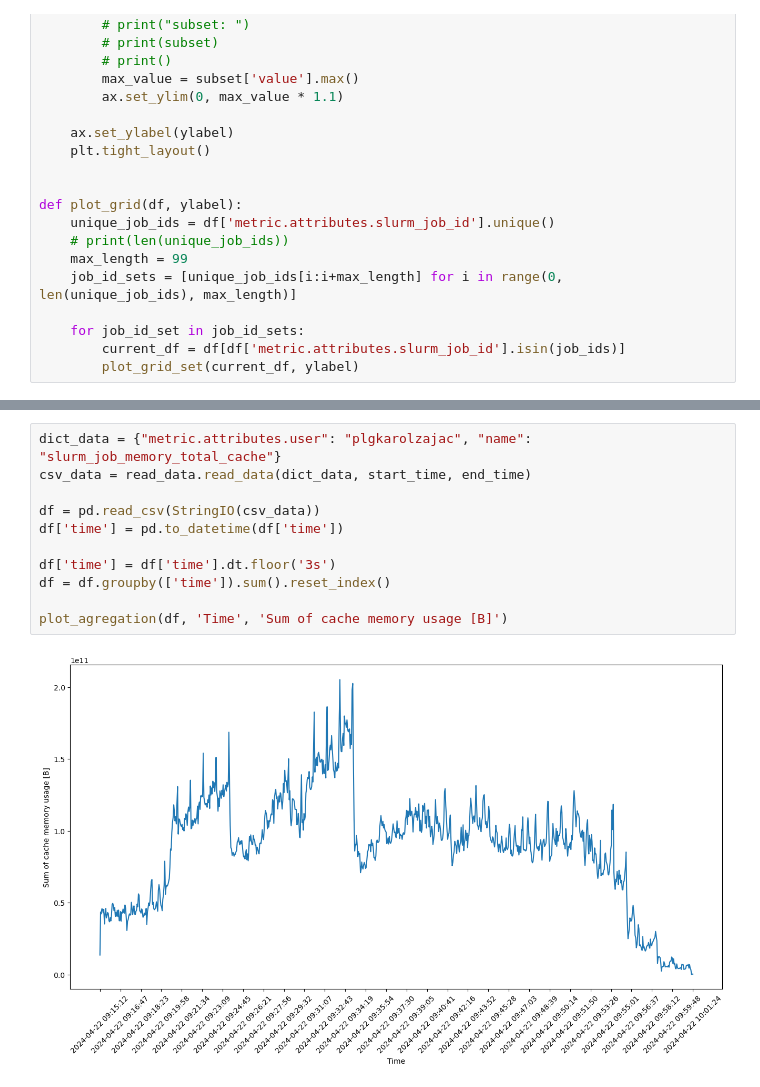
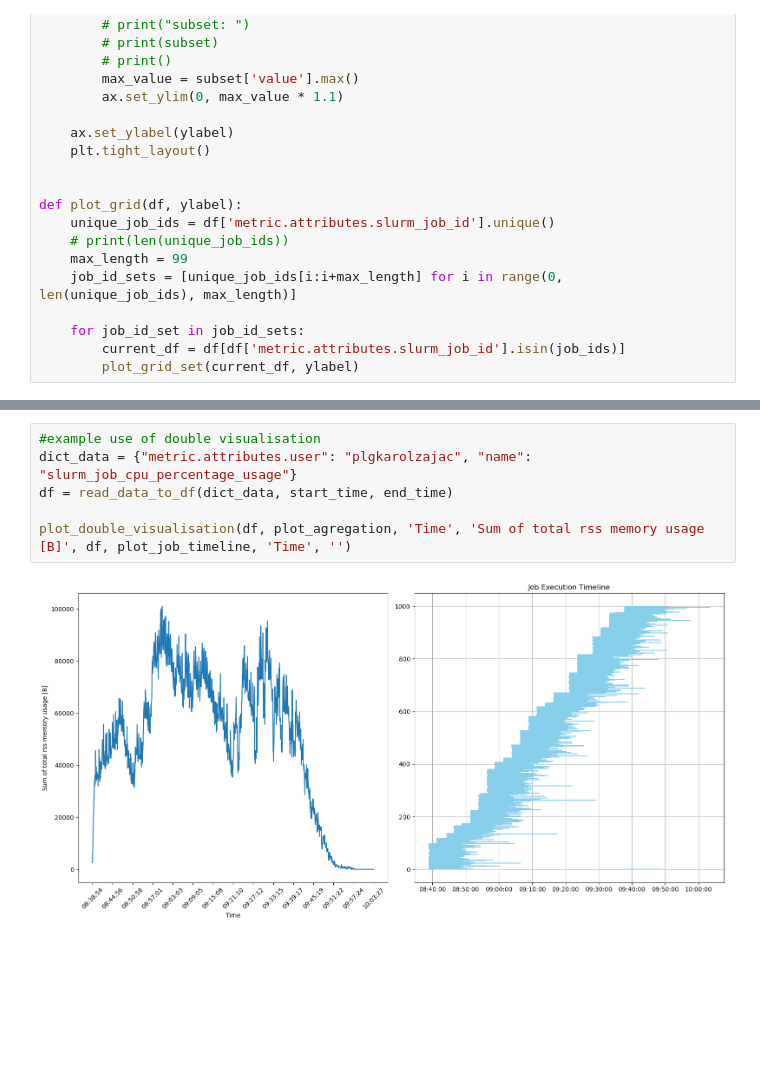
Before and after one commit to SanoScience/observability, a Jupyter notebook: Test_notebook.ipynb, the cells around one changed output, grey strips where cells are left out. Saved outputs shown, nothing was run; the diff lists cells and outputs as text; blank space fills up the shorter version.

```diff
--- a/Test_notebook.ipynb
+++ b/Test_notebook.ipynb
@@ -109,13 +167,8 @@ plot_agregation(df, 'Time', 'Sum of total rss memory usage [B]')
-# %%
-dict_data = {"metric.attributes.user": "plgkarolzajac", "name": "slurm_job_memory_total_cache"}
-csv_data = read_data.read_data(dict_data, start_time, end_time)
-
-df = pd.read_csv(StringIO(csv_data))
-df['time'] = pd.to_datetime(df['time'])
-
-df['time'] = df['time'].dt.floor('3s')
-df = df.groupby(['time']).sum().reset_index()
-
-plot_agregation(df, 'Time', 'Sum of cache memory usage [B]')
-# %% [output]
-[figure, removed]
+# %%
+#example use of double visualisation
+dict_data = {"metric.attributes.user": "plgkarolzajac", "name": "slurm_job_cpu_percentage_usage"}
+df = read_data_to_df(dict_data, start_time, end_time)
+
+plot_double_visualisation(df, plot_agregation, 'Time', 'Sum of total rss memory usage [B]', df, plot_job_timeline, 'Time', '')
+# %% [output]
+[figure, added]
```
Also changed, not shown: parts of 17 cells of this notebook.
